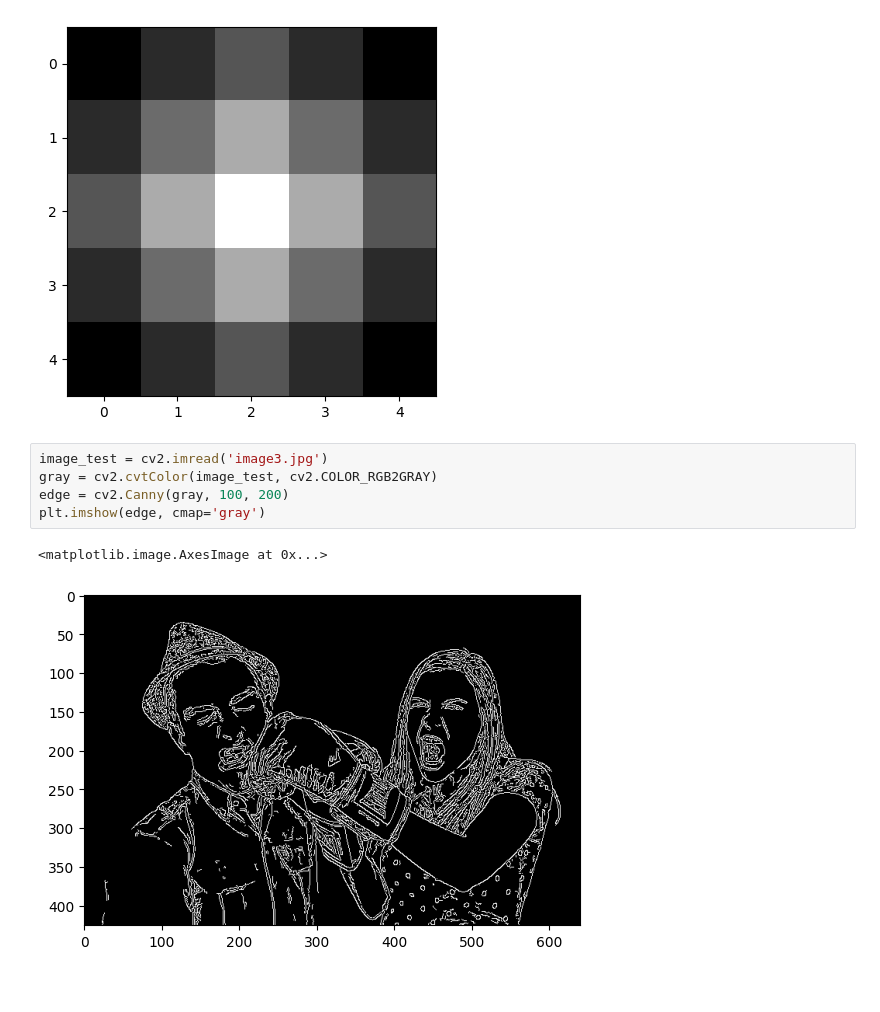
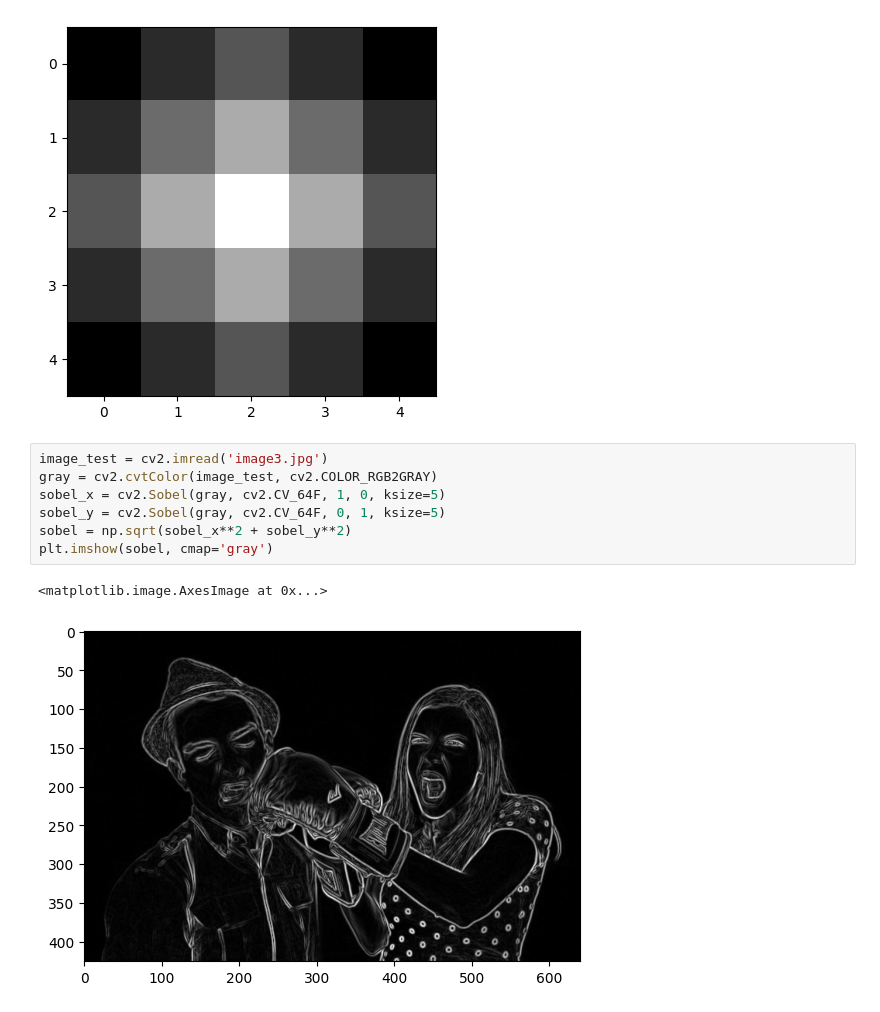
Before and after one commit to Ynvers/PSVO-2024, a Jupyter notebook: Week1/Essaies_lors_des_cours/image_processing6.ipynb, the cells around one changed output. Drawn from its saved outputs; the diff is of its cells as text.

```diff
--- a/Week1/Essaies_lors_des_cours/image_processing6.ipynb
+++ b/Week1/Essaies_lors_des_cours/image_processing6.ipynb
@@ -30,8 +30,10 @@ plt.imshow(imgconvol, cmap='gray')
 # %%
 image_test = cv2.imread('image3.jpg')
 gray = cv2.cvtColor(image_test, cv2.COLOR_RGB2GRAY)
-edge = cv2.Canny(gray, 100, 200)
-plt.imshow(edge, cmap='gray')
+sobel_x = cv2.Sobel(gray, cv2.CV_64F, 1, 0, ksize=5)
+sobel_y = cv2.Sobel(gray, cv2.CV_64F, 0, 1, ksize=5)
+sobel = np.sqrt(sobel_x**2 + sobel_y**2)
+plt.imshow(sobel, cmap='gray')
 # %% [output]
 <matplotlib.image.AxesImage at 0x...>
-[figure, old version]
+[figure, new version]
```
